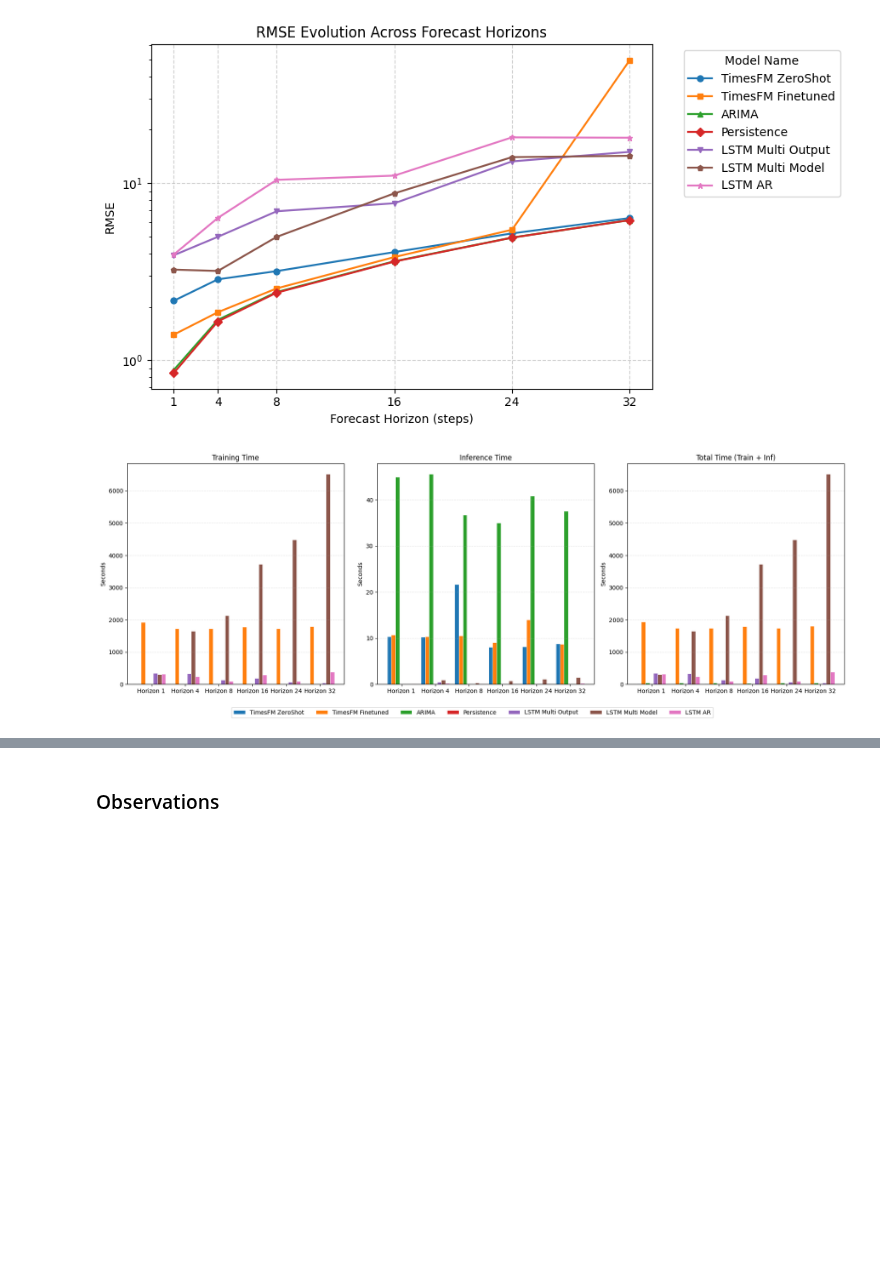
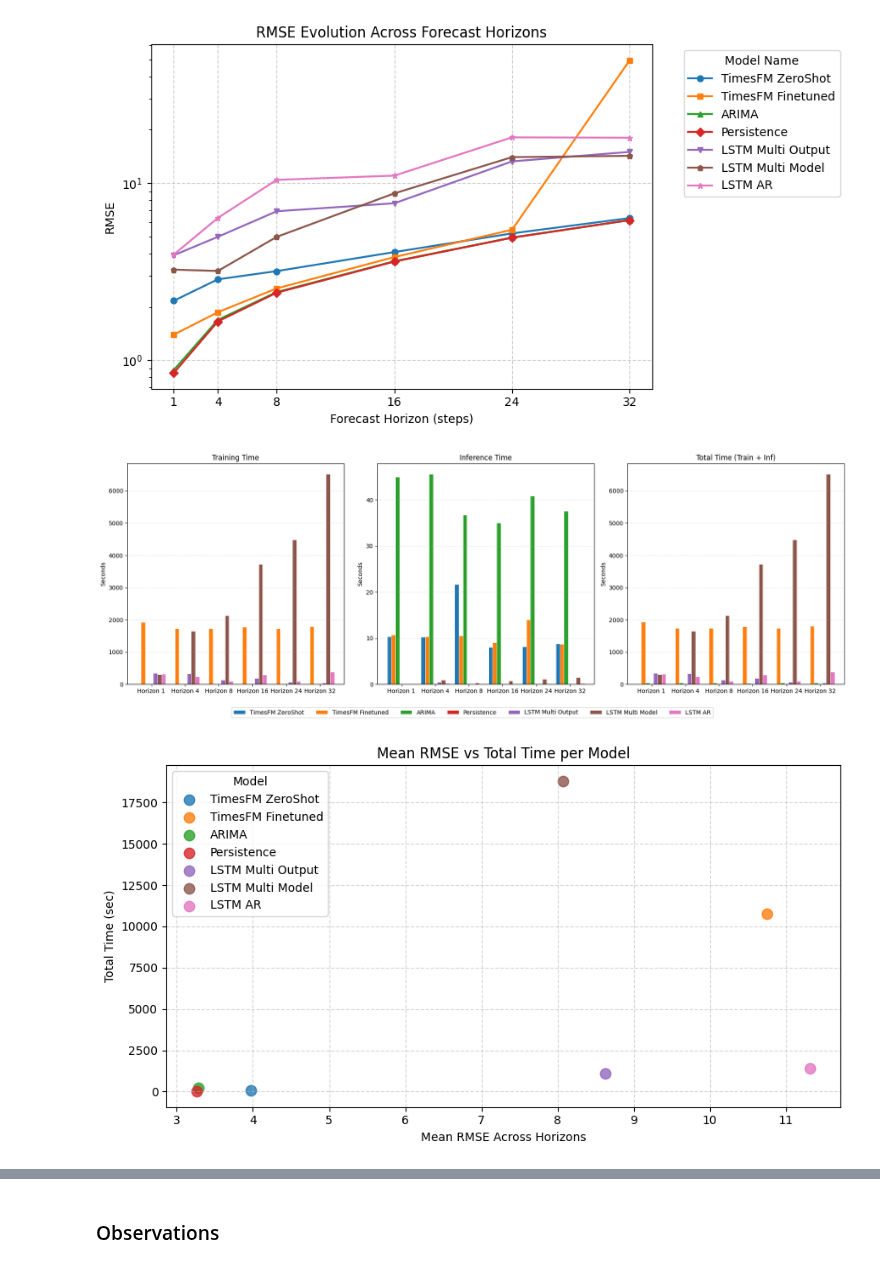
Before and after one commit to luciacasass/UAM_TFM, a Jupyter notebook: finetune_timesfm_folder/finetune_ex.ipynb, the cells around one changed output, grey strips where cells are left out. Saved outputs shown, nothing was run; the diff lists cells and outputs as text; code cells hidden in the pictures; blank space fills up the shorter version.

```diff
--- a/finetune_timesfm_folder/finetune_ex.ipynb
+++ b/finetune_timesfm_folder/finetune_ex.ipynb
@@ -123,8 +158,9 @@ def update_experiment_database(all_results, real_data=True, base_filename="metri
 # Define hyperparameters
 context_length = [256]
 horizon_length = [1, 4, 8, 16, 24, 32]
+horizon_length = [1, 4, 8]
 freq_type = 0
-is_real_data = [True]
+is_real_data = [False]
 
 
 for val in is_real_data:
@@ -140,7 +176,7 @@ for val in is_real_data:
             res = compare_performance(
                 context_len=c,
                 horizon_len=h,
-                real_data=is_real_data,
+                real_data=val,
                 more_models=True,
                 freq_type=freq_type
             )
@@ -312,3 +349,50 @@ plt.tight_layout()
 plt.show()
 # %% [output]
 [figure]
+# %%
+# Load metrics file
+with open("metrics_results_2026-02-02.json", "r") as f:
+    data = json.load(f)
+
+all_results = data["experiments"]
+filtered_results = [exp for exp in all_results if exp["context_length"] == 256]
+
+session_results = {}
+for exp in filtered_results:
+    h = exp["horizon"]
+    session_results[f"horizon_{h}"] = exp["metrics"]
+
+horizon_keys = list(session_results.keys())
+models = list(session_results[horizon_keys[0]].keys())
+horizons = [int(x.split('_')[-1]) for x in horizon_keys]
+
+# Calculate mean RMSE per model
+rmse_evolution = {model: [session_results[h_key][model]['RMSE'] for h_key in horizon_keys] for model in models}
+rmse_mean = {model: np.mean(rmse_evolution[model]) for model in models}
+
+# Calculate total time per model across horizons
+metrics = {
+    'Training Time': {m: [session_results[h][m].get('Training_Time', 0) for h in horizon_keys] for m in models},
+    'Inference Time': {m: [session_results[h][m].get('Inference_Time', 0) for h in horizon_keys] for m in models},
+}
+total_time = {m: np.sum([metrics['Training Time'][m][i] + metrics['Inference Time'][m][i]
+                         for i in range(len(horizons))]) for m in models}
+
+# Plot
+plt.figure(figsize=(9, 5))
+colors = ['#1f77b4', '#ff7f0e', '#2ca02c', '#d62728', '#9467bd', '#8c564b', '#e377c2']
+for i, model in enumerate(models):
+    plt.scatter(rmse_mean[model], total_time[model], color=colors[i % len(colors)], s=80, label=model, alpha=0.8)
+
+# for model in models:
+#     plt.text(rmse_mean[model]*1.01, total_time[model]*1.01, model, fontsize=9)
+
+plt.xlabel('Mean RMSE Across Horizons')
+plt.ylabel('Total Time (sec)')
+plt.title('Mean RMSE vs Total Time per Model')
+plt.grid(True, linestyle='--', alpha=0.5)
+plt.legend(title='Model')
+plt.tight_layout()
+plt.show()
+# %% [output]
+[figure, added]
```
Also changed, not shown: parts of 9 cells of this notebook.
